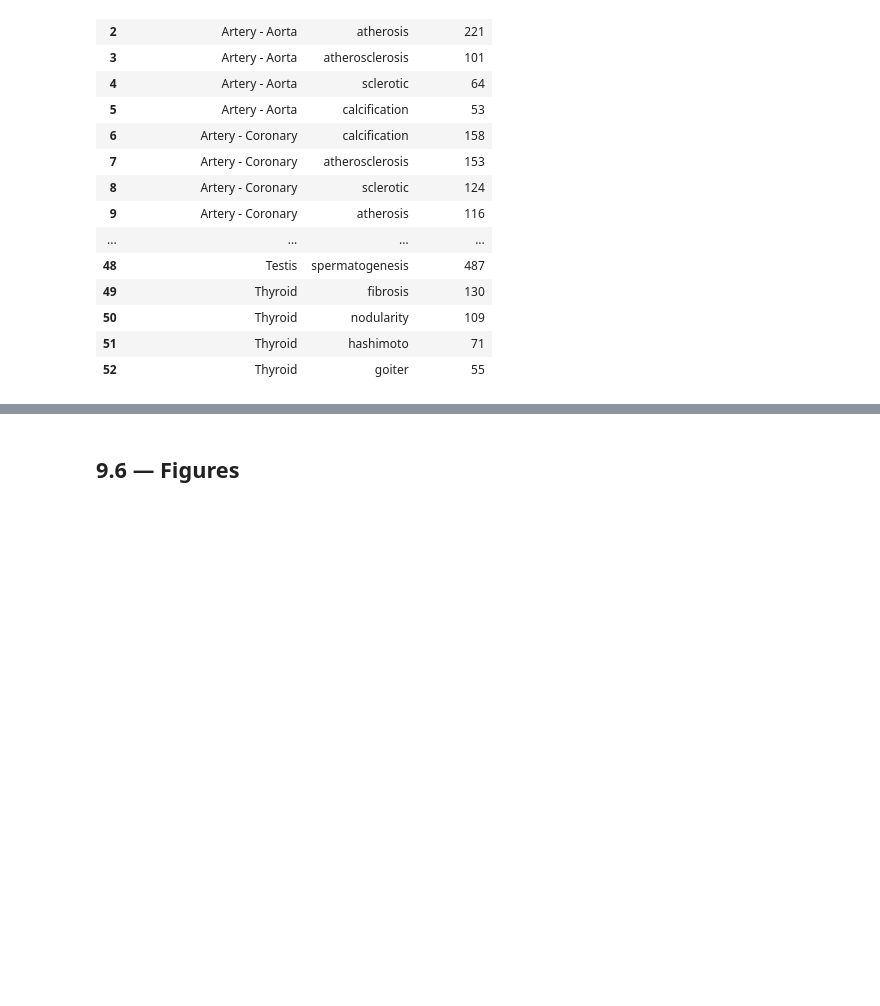
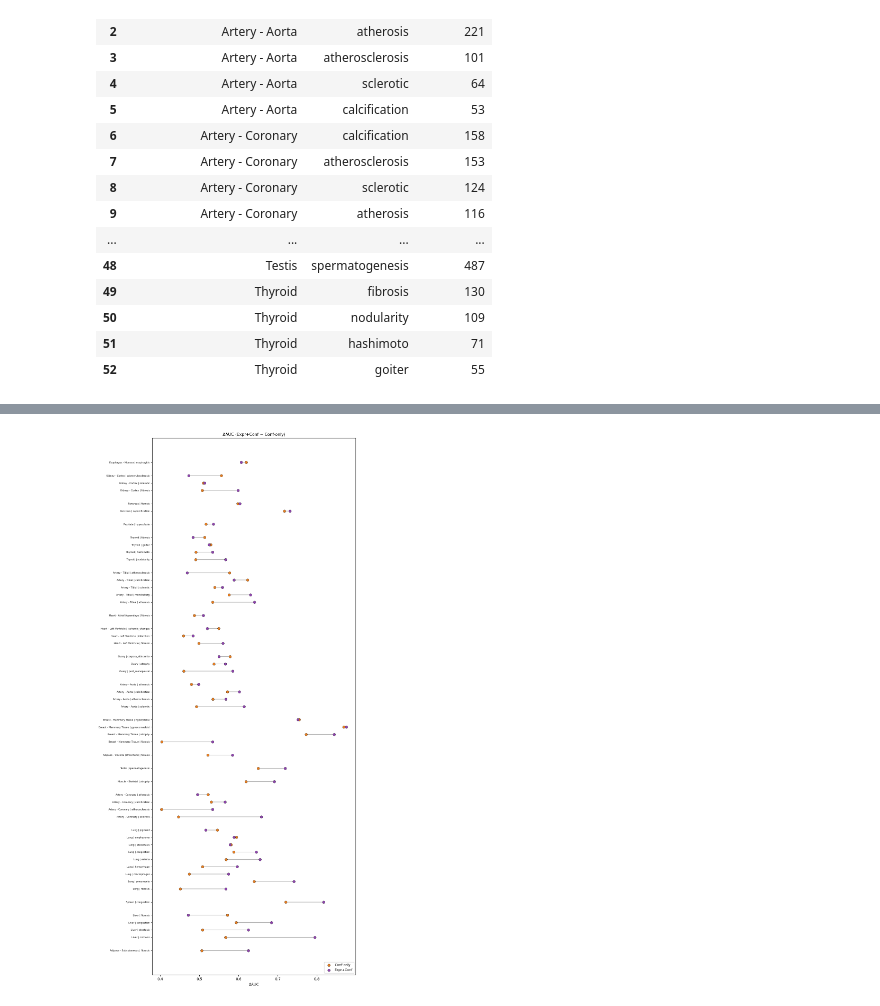
Before and after one commit to Cranjit9/gtex_gene_expression, a Jupyter notebook: notebooks/09_confounder_analysis.ipynb, the cells around one changed output, grey strips where cells are left out. Drawn from its saved outputs; the diff is of its cells as text; code cells hidden in the pictures; blank space fills up the shorter version.

```diff
--- a/notebooks/09_confounder_analysis.ipynb
+++ b/notebooks/09_confounder_analysis.ipynb
@@ -174,33 +196,50 @@ Compute deltas to see what each feature set contributes.
 # %%
-# Load expression-only RF results from notebook 07
-expr_only_path = Config.TABLES_DIR / "cv_results_all_tissue_rf.csv"
-if not expr_only_path.exists():
-    raise FileNotFoundError("Run notebook 07 first to generate expression-only RF results.")
+# Figure: Dumbbell plot — Conf-only vs Expr+Conf for each tissue×category
+tw = three_way.copy()
+tw["label"] = tw["tissue"] + " | " + tw["category"]
 
-expr_summary = pd.read_csv(expr_only_path)
+# Sort: group by tissue (ordered by median delta), within tissue by delta
+tissue_median = tw.groupby("tissue")["delta"].median().sort_values(ascending=True)
+tissue_order = tissue_median.index.tolist()
+tw["tissue_rank"] = tw["tissue"].map({t: i for i, t in enumerate(tissue_order)})
+tw = tw.sort_values(["tissue_rank", "delta"], ascending=[True, True]).reset_index(drop=True)
 
-# Three-way merge
-three_way = (
-    conf_summary[["tissue", "category", "mean_auc"]]
-    .rename(columns={"mean_auc": "auc_conf"})
-    .merge(
-        expr_summary[["tissue", "category", "mean_auc"]]
-        .rename(columns={"mean_auc": "auc_expr"}),
-        on=["tissue", "category"], how="inner",
-    )
-    .merge(
-        comb_summary[["tissue", "category", "mean_auc"]]
-        .rename(columns={"mean_auc": "auc_comb"}),
-        on=["tissue", "category"], how="inner",
-    )
-)
-three_way["delta_comb_vs_expr"] = three_way["auc_comb"] - three_way["auc_expr"]
-three_way = three_way.sort_values("auc_comb", ascending=False)
-three_way.to_csv(Config.TABLES_DIR / "cv_three_way_comparison.csv", index=False)
+# Build y-positions with gaps between tissue groups
+y_pos = []
+y = 0
+prev_tissue = None
+for _, row in tw.iterrows():
+    if prev_tissue is not None and row["tissue"] != prev_tissue:
+        y += 0.8  # gap between tissue groups
+    y_pos.append(y)
+    y += 1
+    prev_tissue = row["tissue"]
+tw["y"] = y_pos
 
-print(f"Models where adding confounders helps (delta > 0): "
-      f"{(three_way['delta_comb_vs_expr'] > 0).sum()}/{len(three_way)}")
-print(f"Mean delta (Expr+Conf vs Expr-only): {three_way['delta_comb_vs_expr'].mean():.4f}")
-display(three_way)
+fig, ax = plt.subplots(figsize=(10, max(8, len(tw) * 0.4)))
+
+# Connecting lines
+for _, row in tw.iterrows():
+    ax.plot([row["auc_conf"], row["auc_comb"]], [row["y"], row["y"]],
+            color="grey", lw=1.5, alpha=0.6, zorder=1)
+
+# Conf-only dots (orange)
+ax.scatter(tw["auc_conf"], tw["y"], color="#e67e22", s=50, zorder=3,
+           edgecolors="black", lw=0.4, label="Conf-only")
+
+# Expr+Conf dots (purple)
+ax.scatter(tw["auc_comb"], tw["y"], color="#8e44ad", s=50, zorder=3,
+           edgecolors="black", lw=0.4, label="Expr+Conf")
+
+# Y-axis: tissue | category labels
+ax.set_yticks(tw["y"].values)
+ax.set_yticklabels(tw["label"].values, fontsize=6.5)
+ax.set_xlabel("ΔAUC", fontsize=10)
+ax.set_title("ΔAUC (Expr+Conf − Conf-only)", fontsize=11)
+ax.legend(loc="lower right", fontsize=9, framealpha=0.9)
+ax.invert_yaxis()
+fig.tight_layout()
+fig.savefig(Config.FIGURES_DIR / "delta_auc_dumbbell.pdf", bbox_inches="tight")
+plt.show()
+# %% [output]
+[figure, added]
-# %% [markdown]
-## 9.6 — Figures
```
Also changed, not shown: parts of 9 cells of this notebook.
